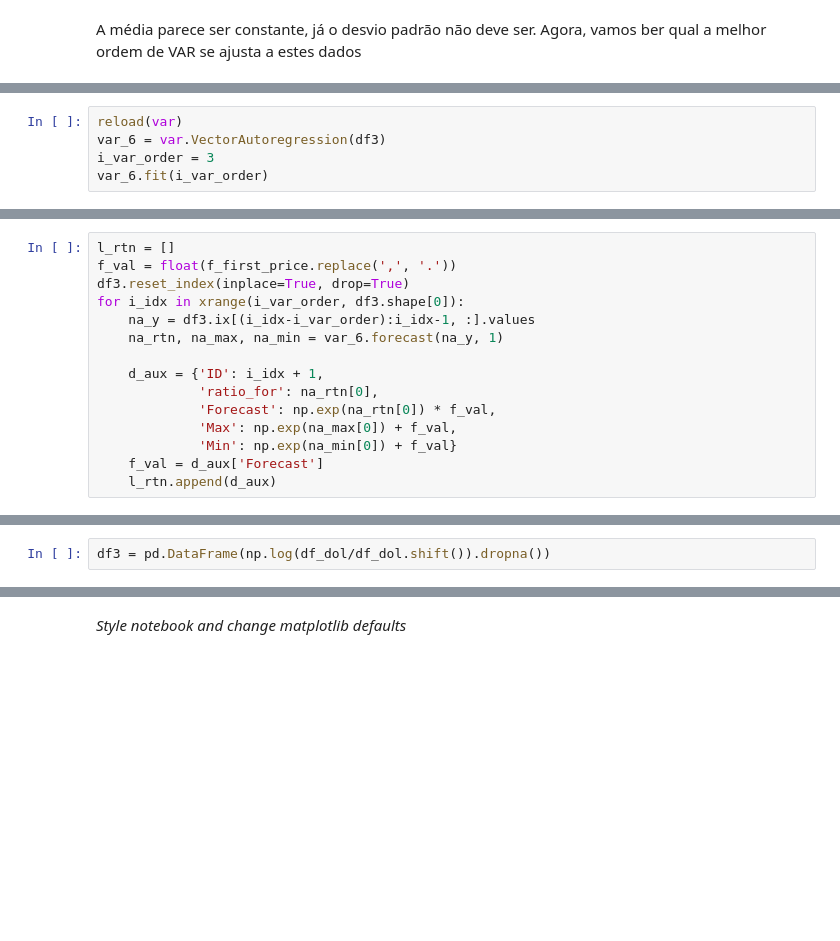
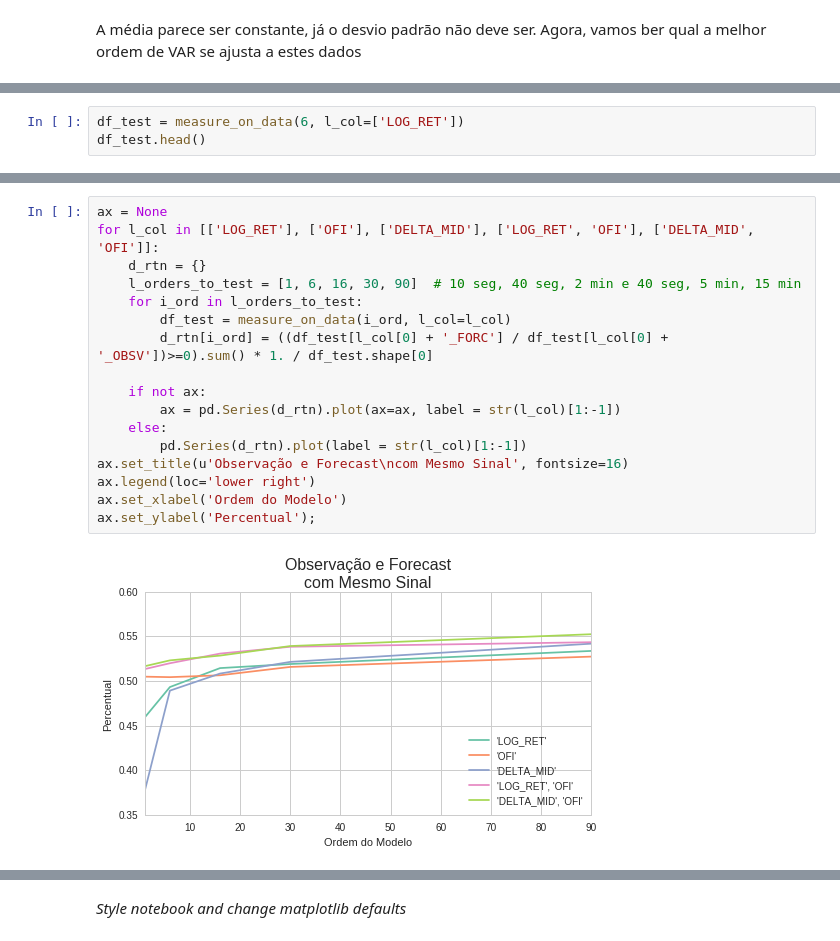
Before and after one commit to ucaiado/VectorAutoregression_Model, a Jupyter notebook: report.ipynb, the cells around one changed output, grey strips where cells are left out. Saved outputs shown, nothing was run; the diff lists cells and outputs as text; blank space fills up the shorter version.

```diff
--- a/report.ipynb
+++ b/report.ipynb
@@ -562,5 +574,0 @@ Curiosamente os critérios discordaram. Vamos ajustar um modelo de ordem 6:
-# %%
-reload(var)
-var_6 = var.VectorAutoregression(df3)
-i_var_order = 3
-var_6.fit(i_var_order)
@@ -583,15 +574,0 @@ Name: 6206, dtype: float64
-# %%
-l_rtn = []
-f_val = float(f_first_price.replace(',', '.'))
-df3.reset_index(inplace=True, drop=True)
-for i_idx in xrange(i_var_order, df3.shape[0]):
-    na_y = df3.ix[(i_idx-i_var_order):i_idx-1, :].values
-    na_rtn, na_max, na_min = var_6.forecast(na_y, 1)
-
-    d_aux = {'ID': i_idx + 1,
-             'ratio_for': na_rtn[0],
-             'Forecast': np.exp(na_rtn[0]) * f_val,
-             'Max': np.exp(na_max[0]) + f_val,
-             'Min': np.exp(na_min[0]) + f_val}
-    f_val = d_aux['Forecast']
-    l_rtn.append(d_aux)
@@ -671,2 +574,0 @@ df_dol = ((df2.DELTA_MID.cumsum() * 0.5) + float(f_first_price.replace(',', '.')
-# %%
-df3 = pd.DataFrame(np.log(df_dol/df_dol.shift()).dropna())
@@ -672,0 +605,3 @@ df3 = pd.DataFrame(np.log(df_dol/df_dol.shift()).dropna())
+# %%
+df_test = measure_on_data(6, l_col=['LOG_RET'])
+df_test.head()
@@ -673,3 +616,22 @@ df3 = pd.DataFrame(np.log(df_dol/df_dol.shift()).dropna())
+# %%
+ax = None
+for l_col in [['LOG_RET'], ['OFI'], ['DELTA_MID'], ['LOG_RET', 'OFI'], ['DELTA_MID', 'OFI']]:
+    d_rtn = {}
+    l_orders_to_test = [1, 6, 16, 30, 90]  # 10 seg, 40 seg, 2 min e 40 seg, 5 min, 15 min
+    for i_ord in l_orders_to_test:
+        df_test = measure_on_data(i_ord, l_col=l_col)
+        d_rtn[i_ord] = ((df_test[l_col[0] + '_FORC'] / df_test[l_col[0] + '_OBSV'])>=0).sum() * 1. / df_test.shape[0]
+
+    if not ax:
+        ax = pd.Series(d_rtn).plot(ax=ax, label = str(l_col)[1:-1])
+    else:
+        pd.Series(d_rtn).plot(label = str(l_col)[1:-1])
+ax.set_title(u'Observação e Forecast\ncom Mesmo Sinal', fontsize=16)
+ax.legend(loc='lower right')
+ax.set_xlabel('Ordem do Modelo')
+ax.set_ylabel('Percentual');
+# %% [output]
+[figure, added]
 # %% [markdown]
 
 ## 4. Conclusão
```
Also changed, not shown: parts of 25 cells of this notebook, 2 other files.
